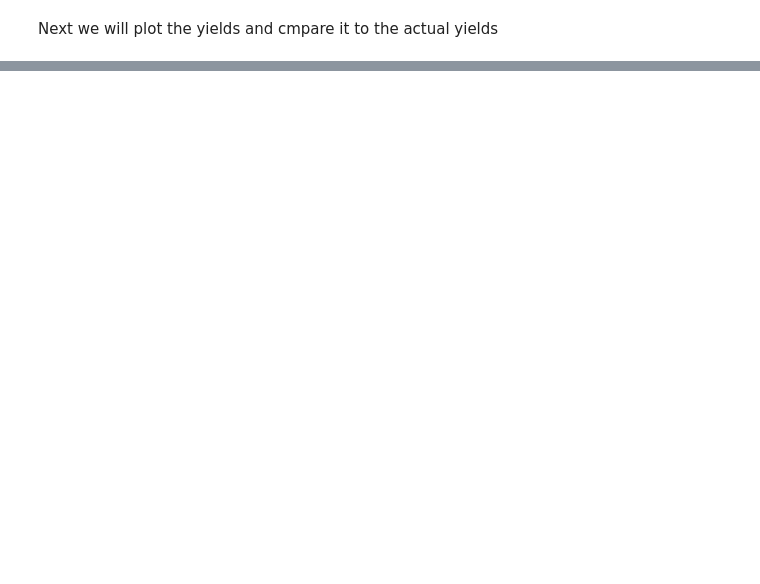
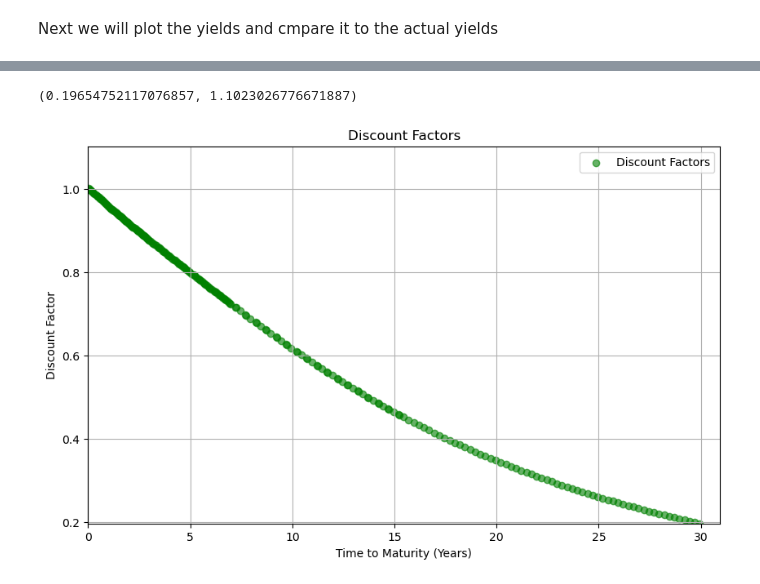
Before and after one commit to elopezarb/zcb_treasury_curve, a Jupyter notebook: notebooks/ZCB Bond Yield Curve.ipynb, the cells around one changed output, grey strips where cells are left out. Drawn from its saved outputs; the diff is of its cells as text; code cells hidden in the pictures; blank space fills up the shorter version.

```diff
--- a/notebooks/ZCB Bond Yield Curve.ipynb
+++ b/notebooks/ZCB Bond Yield Curve.ipynb
@@ -700,0 +731,15 @@ array([11., 26.])
+# %%
+# discount factors plot
+plt.figure(figsize=(10, 6))
+discount_factors = np.exp(-zero_rates * times_array)
+plt.scatter(times_array, discount_factors, color='green', label='Discount Factors', alpha=0.6)
+plt.title('Discount Factors')
+plt.xlabel('Time to Maturity (Years)')
+plt.ylabel('Discount Factor')
+plt.legend()
+plt.grid(True)
+plt.xlim(0, max(times_array) + 1)
+plt.ylim(discount_factors.min(), discount_factors.max() + .1)
+# %% [output]
+(0.19654752117076857, 1.1023026776671887)
+[figure, added]
```
Also changed, not shown: parts of 5 cells of this notebook.
